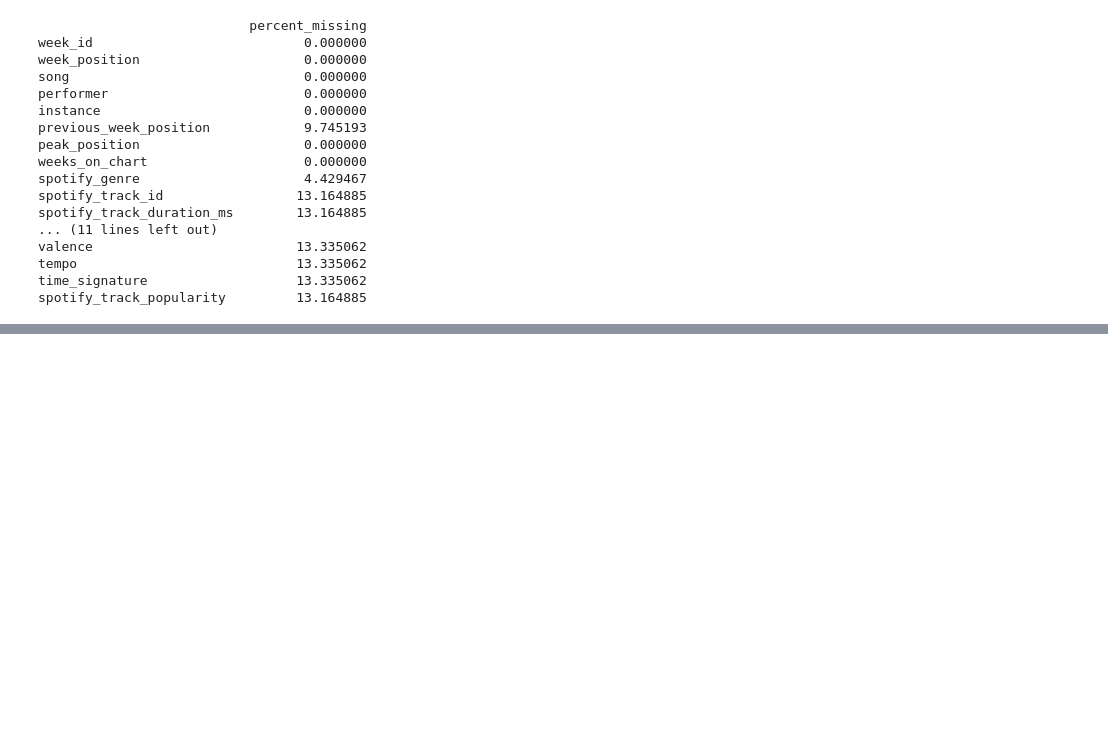
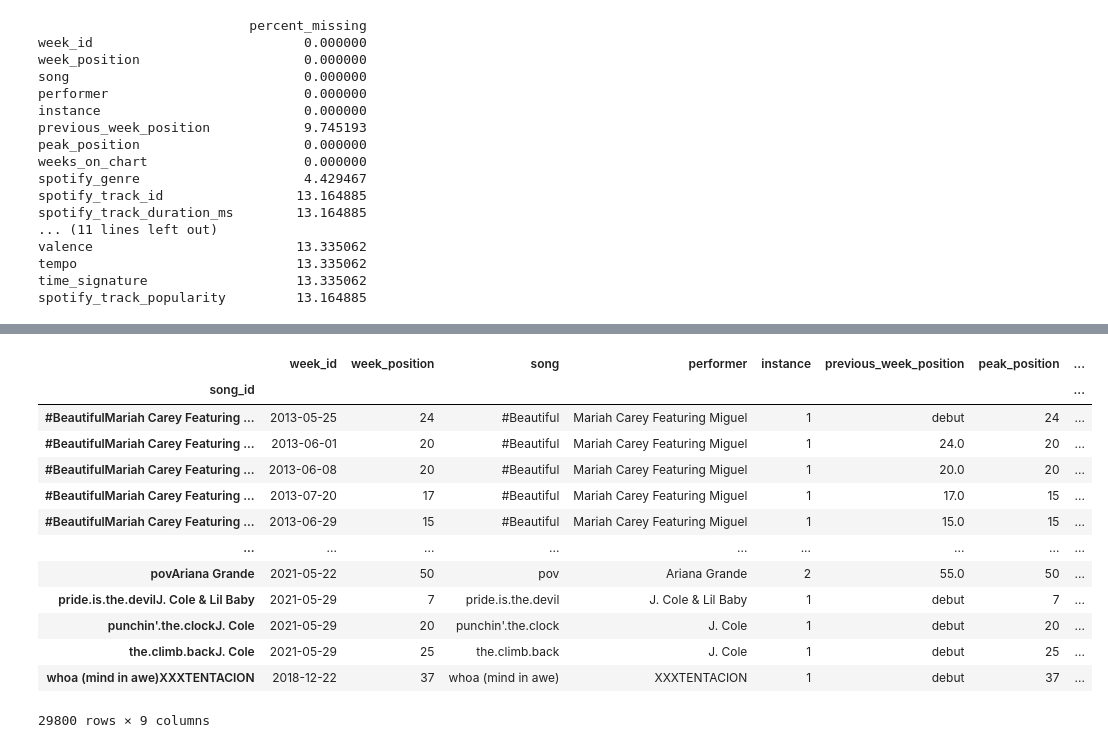
Before and after one commit to alexandriaGuo/billboard-top-100, a Jupyter notebook: data_clean.ipynb, the cells around one changed output, grey strips where cells are left out. Drawn from its saved outputs; the diff is of its cells as text; code cells hidden in the pictures; blank space fills up the shorter version.

Commit message:
filtering data down for alluvial plot

```diff
--- a/data_clean.ipynb
+++ b/data_clean.ipynb
@@ -217,0 +234,27 @@ df_clean.to_csv("billboard_spotify_cleaned.csv",index = False)
+# %%
+import copy
+
+df_alluvial = copy.deepcopy(df_clean)
+df_alluvial = df_alluvial.iloc[:, :9]
+
+df_alluvial = df_alluvial[df_alluvial['week_position'] <= 50]
+
+df_alluvial['week_id'] = pd.to_datetime(df_alluvial['week_id'], format='%m/%d/%Y')
+
+df_alluvial_filtered = df_alluvial[df_alluvial['week_id'] >= pd.Timestamp(2010,1,1)]
+df_alluvial_filtered
+# %% [output]
+|  | week_id | week_position | song | performer | instance | previous_week_position | peak_position | ... |
+| song_id |  |  |  |  |  |  |  | ... |
+| #BeautifulMariah Carey Featuring ... | 2013-05-25 | 24 | #Beautiful | Mariah Carey Featuring Miguel | 1 | debut | 24 | ... |
+| #BeautifulMariah Carey Featuring ... | 2013-06-01 | 20 | #Beautiful | Mariah Carey Featuring Miguel | 1 | 24.0 | 20 | ... |
+| #BeautifulMariah Carey Featuring ... | 2013-06-08 | 20 | #Beautiful | Mariah Carey Featuring Miguel | 1 | 20.0 | 20 | ... |
+| #BeautifulMariah Carey Featuring ... | 2013-07-20 | 17 | #Beautiful | Mariah Carey Featuring Miguel | 1 | 17.0 | 15 | ... |
+| #BeautifulMariah Carey Featuring ... | 2013-06-29 | 15 | #Beautiful | Mariah Carey Featuring Miguel | 1 | 15.0 | 15 | ... |
+| ... | ... | ... | ... | ... | ... | ... | ... | ... |
+| povAriana Grande | 2021-05-22 | 50 | pov | Ariana Grande | 2 | 55.0 | 50 | ... |
+| pride.is.the.devilJ. Cole & Lil Baby | 2021-05-29 | 7 | pride.is.the.devil | J. Cole & Lil Baby | 1 | debut | 7 | ... |
+| punchin'.the.clockJ. Cole | 2021-05-29 | 20 | punchin'.the.clock | J. Cole | 1 | debut | 20 | ... |
+| the.climb.backJ. Cole | 2021-05-29 | 25 | the.climb.back | J. Cole | 1 | debut | 25 | ... |
+| whoa (mind in awe)XXXTENTACION | 2018-12-22 | 37 | whoa (mind in awe) | XXXTENTACION | 1 | debut | 37 | ... |
+29800 rows × 9 columns
```
Also changed, not shown: parts of 12 cells of this notebook, 3 other files.
